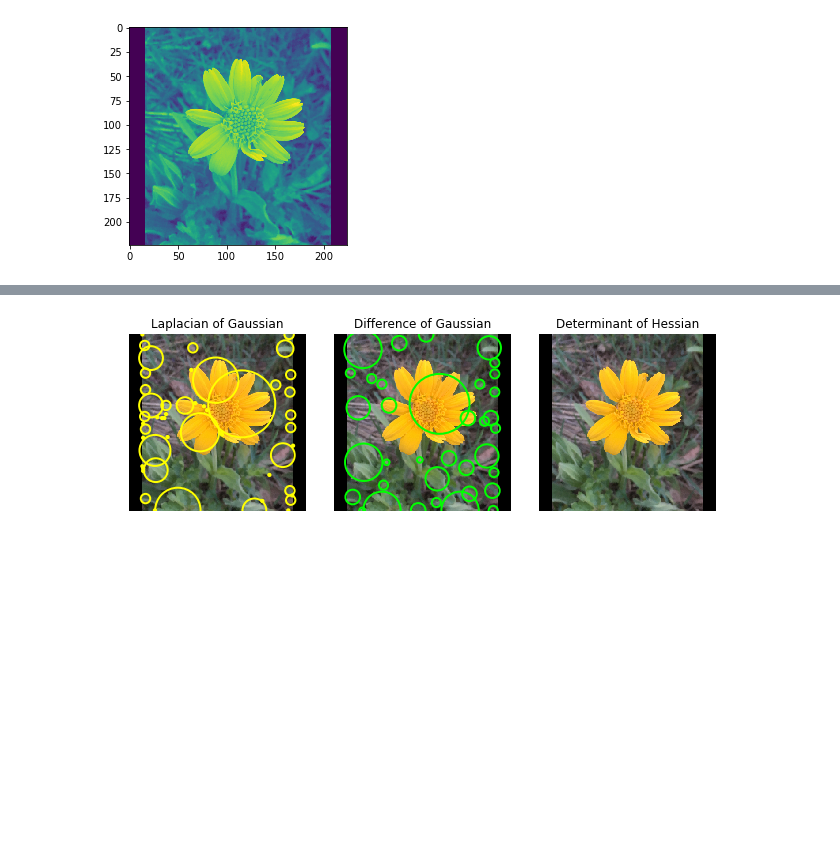
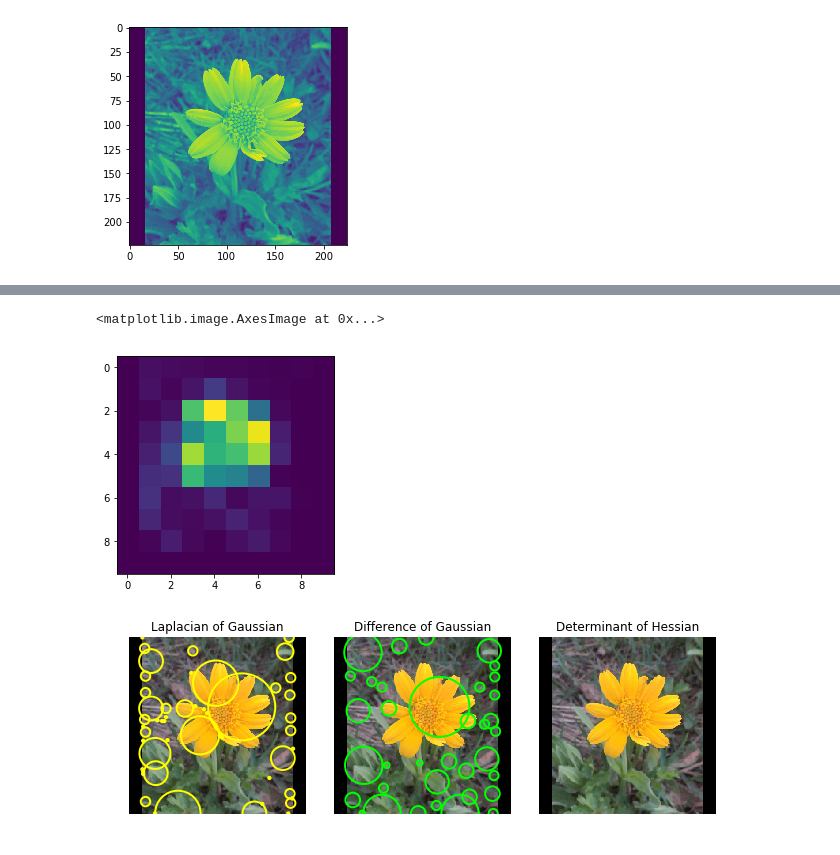
Before and after one commit to jw15/wildflower-finder, a Jupyter notebook: src/blob_detection.ipynb, the cells around one changed output, grey strips where cells are left out. Saved outputs shown, nothing was run; the diff lists cells and outputs as text; code cells hidden in the pictures; blank space fills up the shorter version.

```diff
--- a/src/blob_detection.ipynb
+++ b/src/blob_detection.ipynb
@@ -27,0 +49,7 @@ plt.imshow(image_gray)
+# %%
+from skimage.exposure import adjust_gamma
+gamma_adjusted = adjust_gamma(downscaled, 5)
+plt.imshow(gamma_adjusted)
+# %% [output]
+<matplotlib.image.AxesImage at 0x...>
+[figure, added]
```
Also changed, not shown: parts of 7 cells of this notebook, 2 other files.
